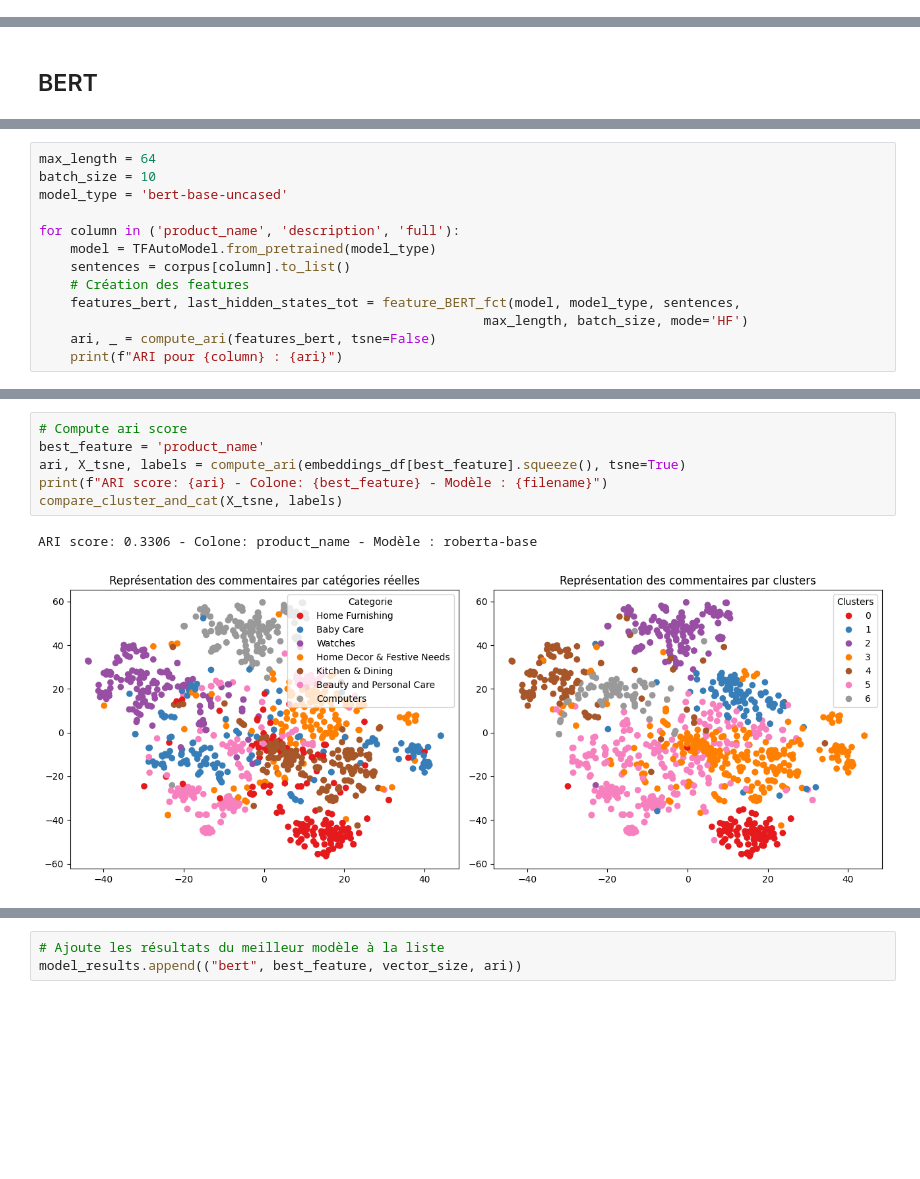
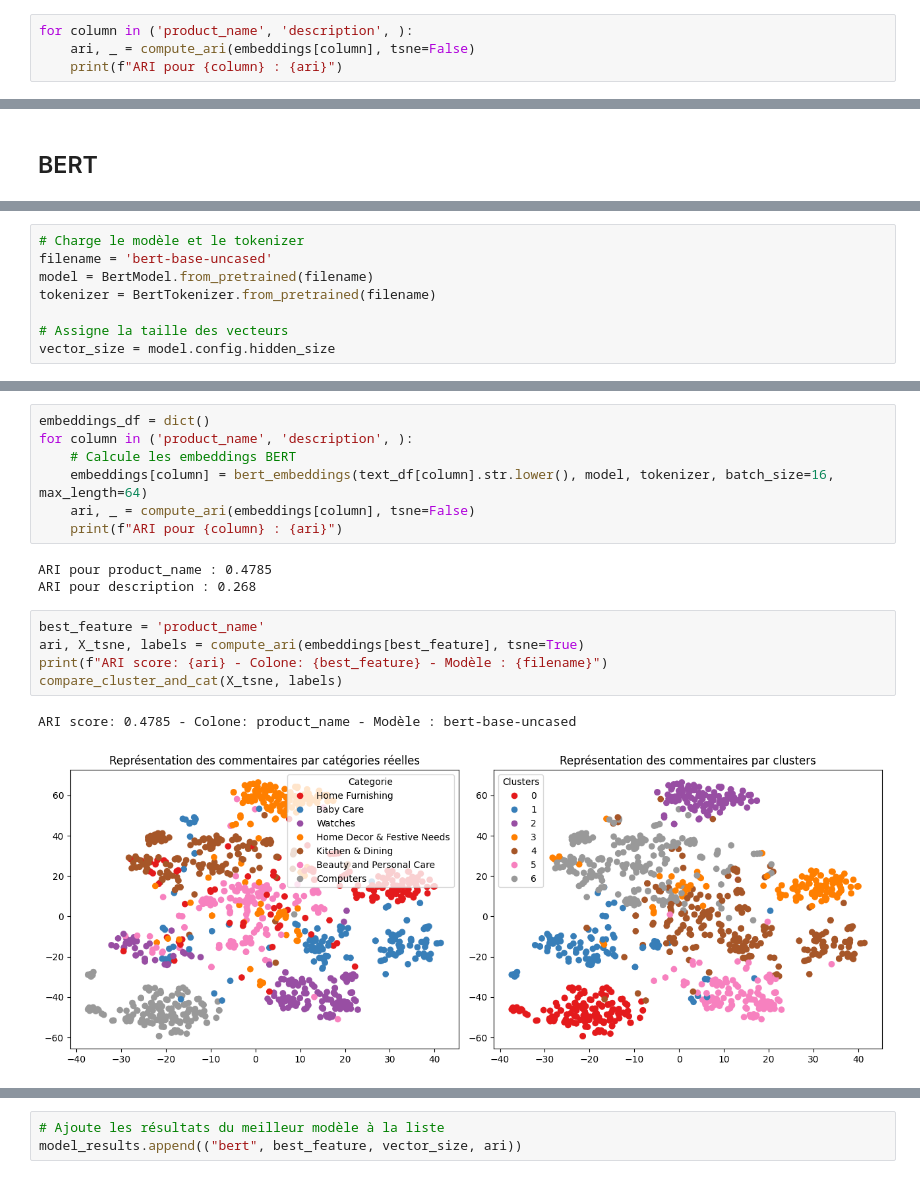
Before and after one commit to Hedredo/oc_projet_6, a Jupyter notebook: 1b_notebook_texte_feature_extraction_faisabilite.ipynb, the cells around one changed output, grey strips where cells are left out. Cells and saved outputs as stored; diff of their text form; blank space fills up the shorter version.

```diff
--- a/1b_notebook_texte_feature_extraction_faisabilite.ipynb
+++ b/1b_notebook_texte_feature_extraction_faisabilite.ipynb
@@ -1172,0 +1367,4 @@ ARI pour full : 0.3306
+# %%
+for column in ('product_name', 'description', ):
+    ari, _ = compute_ari(embeddings[column], tsne=False)
+    print(f"ARI pour {column} : {ari}")
@@ -1268,13 +1392,0 @@ def feature_BERT_fct(model, model_type, sentences, max_length, b_size, mode='HF'
-# %%
-max_length = 64
-batch_size = 10
-model_type = 'bert-base-uncased'
-
-for column in ('product_name', 'description', 'full'):
-    model = TFAutoModel.from_pretrained(model_type)
-    sentences = corpus[column].to_list()
-    # Création des features
-    features_bert, last_hidden_states_tot = feature_BERT_fct(model, model_type, sentences,
-                                                         max_length, batch_size, mode='HF')
-    ari, _ = compute_ari(features_bert, tsne=False)
-    print(f"ARI pour {column} : {ari}")
@@ -1347,0 +1415,8 @@ ARI pour full : 0.2906
+# %%
+# Charge le modèle et le tokenizer
+filename = 'bert-base-uncased'
+model = BertModel.from_pretrained(filename)
+tokenizer = BertTokenizer.from_pretrained(filename)
+
+# Assigne la taille des vecteurs
+vector_size = model.config.hidden_size
@@ -1348,9 +1473,18 @@ ARI pour full : 0.2906
+# %%
+embeddings_df = dict()
+for column in ('product_name', 'description', ):
+    # Calcule les embeddings BERT
+    embeddings[column] = bert_embeddings(text_df[column].str.lower(), model, tokenizer, batch_size=16, max_length=64)
+    ari, _ = compute_ari(embeddings[column], tsne=False)
+    print(f"ARI pour {column} : {ari}")
+# %% [output]
+ARI pour product_name : 0.4785
+ARI pour description : 0.268
 # %%
-# Compute ari score
 best_feature = 'product_name'
-ari, X_tsne, labels = compute_ari(embeddings_df[best_feature].squeeze(), tsne=True)
+ari, X_tsne, labels = compute_ari(embeddings[best_feature], tsne=True)
 print(f"ARI score: {ari} - Colone: {best_feature} - Modèle : {filename}")
 compare_cluster_and_cat(X_tsne, labels)
 # %% [output]
-ARI score: 0.3306 - Colone: product_name - Modèle : roberta-base
+ARI score: 0.4785 - Colone: product_name - Modèle : bert-base-uncased
-[figure, old version]
+[figure, new version]
```
Also changed, not shown: parts of 142 cells of this notebook.
